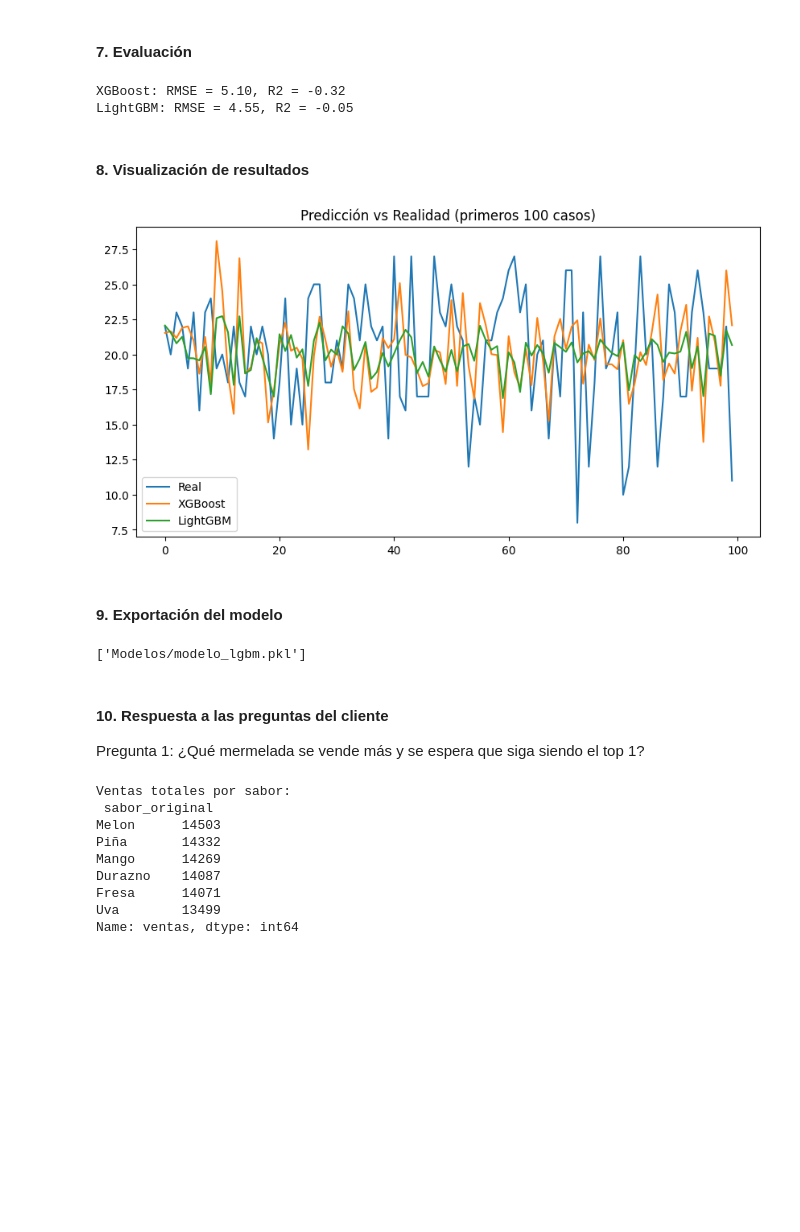
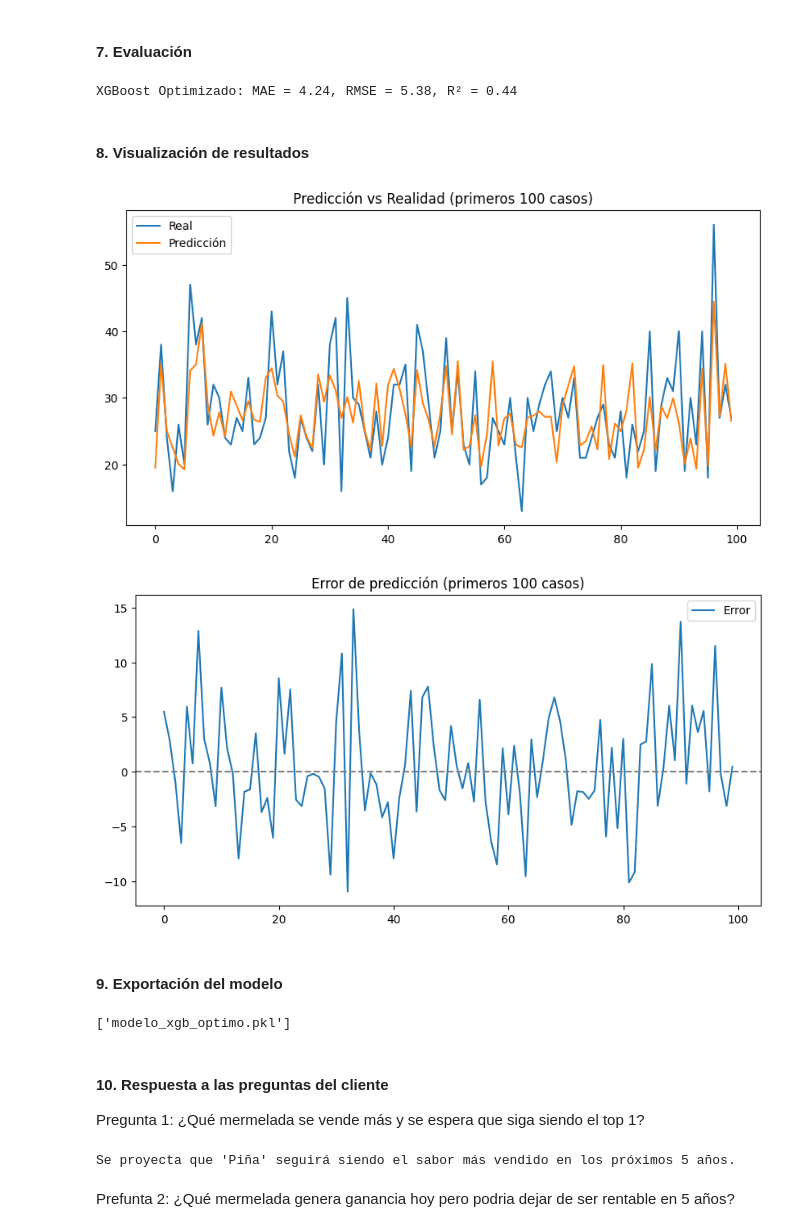
Before and after one commit to XDevilCrackX/MachineLearning, a Jupyter notebook: Mod_Sup_XGBoost_and_LightGBM.ipynb, the cells around one changed output. Saved outputs shown, nothing was run; the diff lists cells and outputs as text; code cells hidden in the pictures; blank space fills up the shorter version.

```diff
--- a/Mod_Sup_XGBoost_and_LightGBM.ipynb
+++ b/Mod_Sup_XGBoost_and_LightGBM.ipynb
@@ -114,11 +159,11 @@ df['es_fin_de_semana'] = df['dia_semana'].apply(lambda x: 1 if x >= 5 else 0) #
 # %% [markdown]
 #### 4. Feature engineering
 # %%
-# Conservo la columna original para análisis estratégico
-df['sabor_original'] = df['sabor']
+df['sabor_original'] = df['sabor']  # conservar para análisis
 
-# Creo un nuevo DataFrame para modelado
-df_modelado = pd.get_dummies(df, columns=['sucursal', 'promocion', 'sabor'], drop_first=True)
+df_modelado = pd.get_dummies(df, columns=[
+    'sucursal', 'promocion', 'sabor', 'clima', 'festivo', 'tipo_producto', 'estacion'
+], drop_first=True)
 # %% [markdown]
 #### 5. Selección de variables
 # %%
@@ -158,64 +241,66 @@ LGBMRegressor()
 # %% [markdown]
 #### 7. Evaluación
 # %%
-y_pred_xgb = model_xgb.predict(X_test)
-y_pred_lgbm = model_lgbm.predict(X_test)
+y_pred_log = model_xgb.predict(X_test)
+y_pred = np.expm1(y_pred_log)
+y_real = np.expm1(y_test)
 
-rmse_xgb = np.sqrt(mean_squared_error(y_test, y_pred_xgb))
-r2_xgb = r2_score(y_test, y_pred_xgb)
+rmse = np.sqrt(mean_squared_error(y_real, y_pred))
+mae = mean_absolute_error(y_real, y_pred)
+r2 = r2_score(y_real, y_pred)
 
-rmse_lgbm = np.sqrt(mean_squared_error(y_test, y_pred_lgbm))
-r2_lgbm = r2_score(y_test, y_pred_lgbm)
 
-print(f'XGBoost: RMSE = {rmse_xgb:.2f}, R2 = {r2_xgb:.2f}')
-print(f'LightGBM: RMSE = {rmse_lgbm:.2f}, R2 = {r2_lgbm:.2f}')
+print(f'XGBoost Optimizado: MAE = {mae:.2f}, RMSE = {rmse:.2f}, R² = {r2:.2f}')
 # %% [output]
-XGBoost: RMSE = 5.10, R2 = -0.32
-LightGBM: RMSE = 4.55, R2 = -0.05
+XGBoost Optimizado: MAE = 4.24, RMSE = 5.38, R² = 0.44
 # %% [markdown]
 #### 8. Visualización de resultados
 # %%
 plt.figure(figsize=(10,5))
-plt.plot(y_test.values[:100], label = 'Real')
-plt.plot(y_pred_xgb[:100], label = 'XGBoost')
-plt.plot(y_pred_lgbm[:100], label = 'LightGBM')
+plt.plot(y_real.values[:100], label='Real')
+plt.plot(y_pred[:100], label='Predicción')
 plt.legend()
 plt.title('Predicción vs Realidad (primeros 100 casos)')
 plt.show()
+
+# Visualización del error
+plt.figure(figsize=(10,5))
+plt.plot(y_real.values[:100] - y_pred[:100], label='Error')
+plt.axhline(0, color='gray', linestyle='--')
+plt.title('Error de predicción (primeros 100 casos)')
+plt.legend()
+plt.show()
 # %% [output]
-[figure, old version]
+[figure, new version]
+[figure, added]
 # %% [markdown]
 #### 9. Exportación del modelo
 # %%
-import joblib
-
-joblib.dump(model_xgb, 'Modelos/modelo_xgb.pkl')
-joblib.dump(model_lgbm, 'Modelos/modelo_lgbm.pkl')
+joblib.dump(model_xgb, 'modelo_xgb_optimo.pkl')
 # %% [output]
-['Modelos/modelo_lgbm.pkl']
+['modelo_xgb_optimo.pkl']
 # %% [markdown]
 #### 10. Respuesta a las preguntas del cliente
 
 Pregunta 1: ¿Qué mermelada se vende más y se espera que siga siendo el top 1?
 # %%
-ventas_por_sabor = df.groupby('sabor_original')['ventas'].sum().sort_values(ascending=False)
-ganancia_por_sabor = df.groupby('sabor_original')['ganancia'].sum().sort_values(ascending=False)
-print("Ventas totales por sabor:\n", ventas_por_sabor)
-
-# Proyección simple: promedio mensual por sabor
 df['mes_año'] = df['fecha'].dt.to_period('M')
 ventas_mensuales = df.groupby(['mes_año', 'sabor_original'])['ventas'].sum().reset_index()
-ganancia_mensual = df.groupby(['mes_año', 'sabor_original'])['ganancia'].sum().reset_index()
 
+proyecciones = {}
+for sabor in sabores:
+    df_sabor = ventas_mensuales[ventas_mensuales['sabor_original'] == sabor]
+    df_sabor['mes_num'] = df_sabor['mes_año'].apply(lambda x: x.to_timestamp()).astype(int) // 10**9
+    X = df_sabor[['mes_num']]
+    y = df_sabor['ventas']
+    model = LinearRegression().fit(X, y)
+    future = pd.DataFrame({'mes_num': [X['mes_num'].max() + i*30*24*60*60 for i in range(1, 61)]})
+    pred = model.predict(future)
+    proyecciones[sabor] = pred.sum()
 
-# Aquí se puede incluir Prophet o extrapolación lineal para proyectar 5 años adelante
+top_sabor = max(proyecciones, key=proyecciones.get)
+print(f"Se proyecta que '{top_sabor}' seguirá siendo el sabor más vendido en los próximos 5 años.")
 # %% [output]
-Ventas totales por sabor:
- sabor_original
-Melon      14503
-Piña       14332
-Mango      14269
-Durazno    14087
-Fresa      14071
-Uva        13499
-Name: ventas, dtype: int64
+Se proyecta que 'Piña' seguirá siendo el sabor más vendido en los próximos 5 años.
+# %% [markdown]
+Prefunta 2: ¿Qué mermelada genera ganancia hoy pero podria dejar de ser rentable en 5 años?
```
Also changed, not shown: parts of 14 cells of this notebook.
